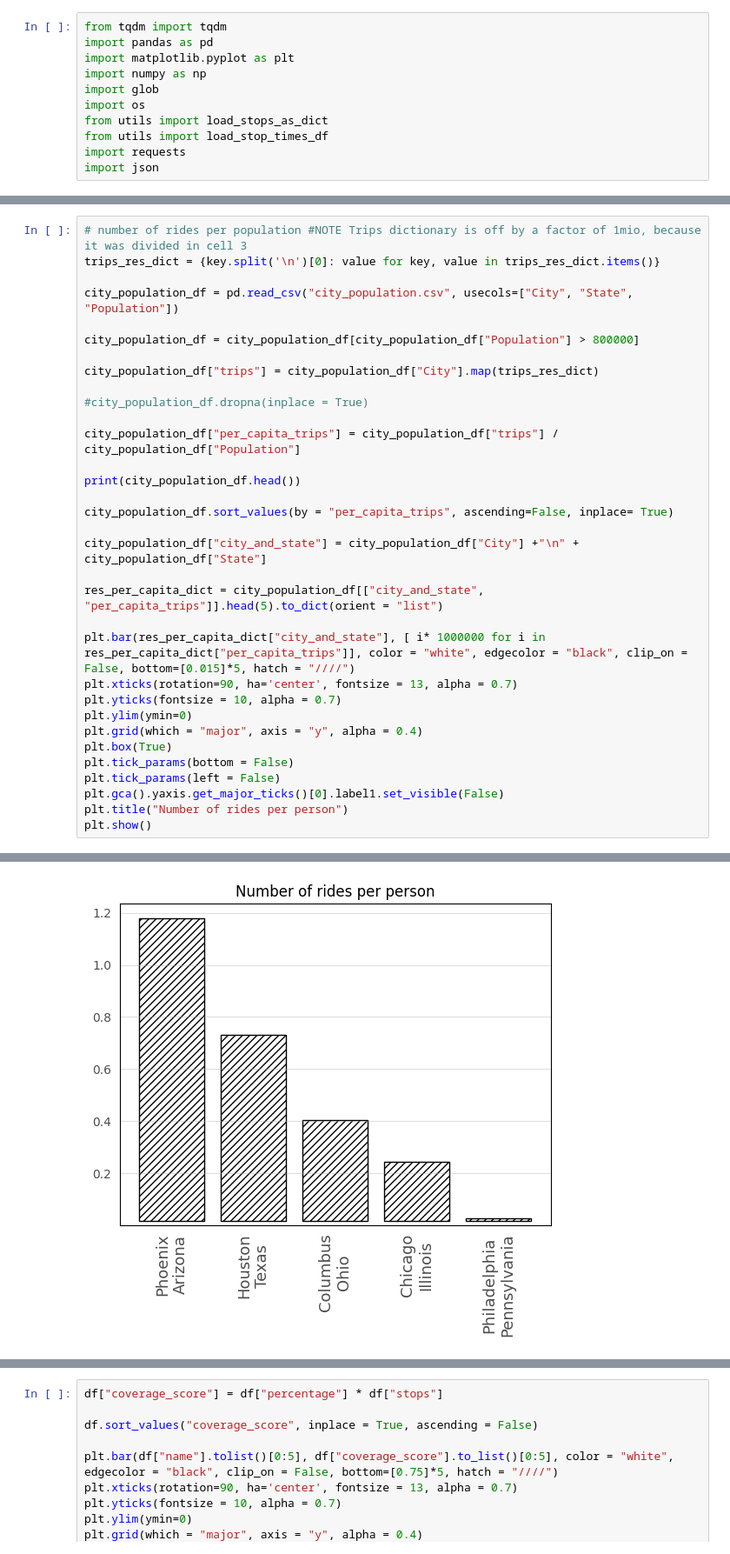
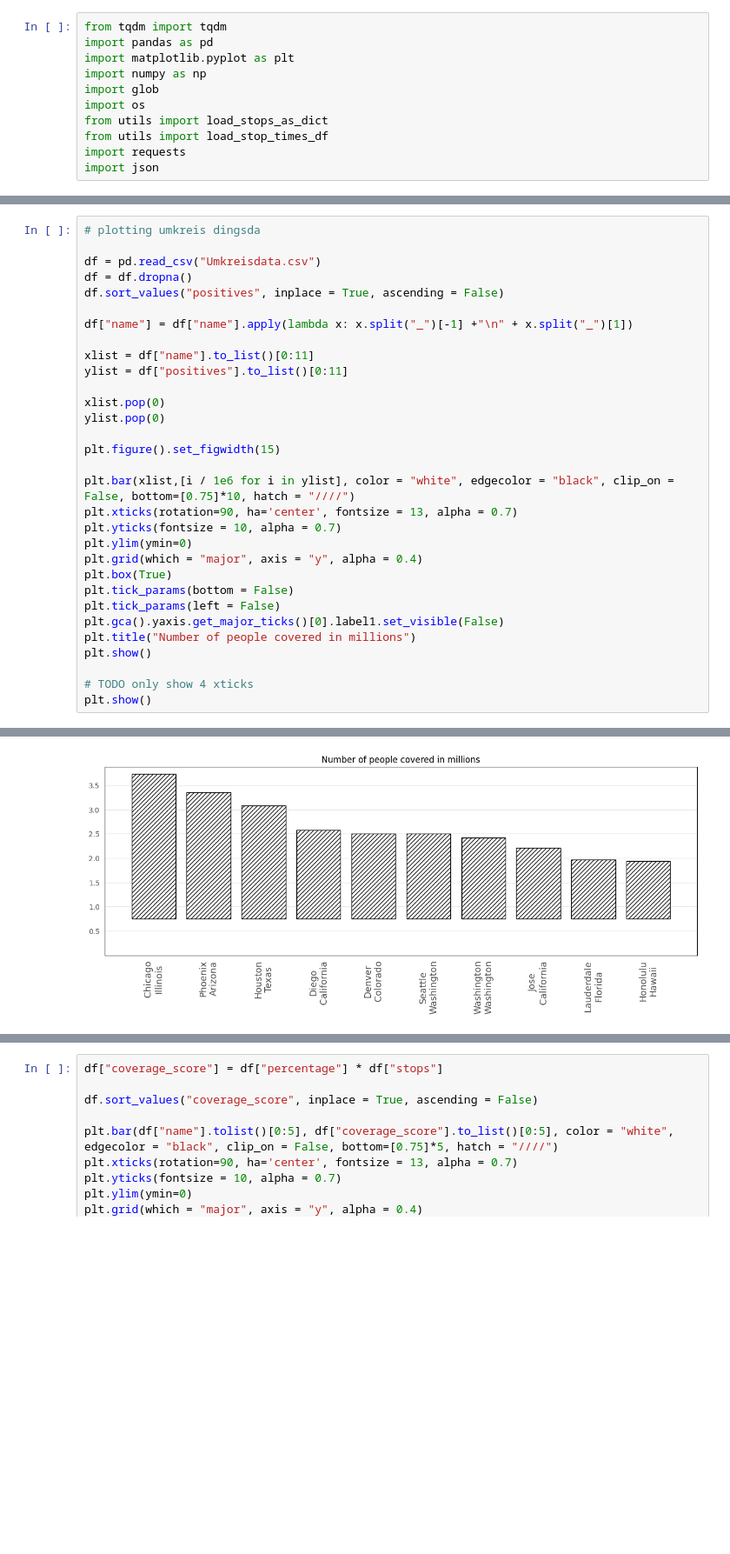
Before and after one commit to lauris-schleussner/Datascience2, a Jupyter notebook: general_data.ipynb, the cells around one changed output, grey strips where cells are left out. Shown at 87% size. Cells and saved outputs as stored; diff of their text form; blank space fills up the shorter version.

```diff
--- a/general_data.ipynb
+++ b/general_data.ipynb
@@ -142,26 +187,21 @@ plt.show()
 # %%
-# number of rides per population #NOTE Trips dictionary is off by a factor of 1mio, because it was divided in cell 3
-trips_res_dict = {key.split('\n')[0]: value for key, value in trips_res_dict.items()}
+# plotting umkreis dingsda
 
-city_population_df = pd.read_csv("city_population.csv", usecols=["City", "State", "Population"])
+df = pd.read_csv("Umkreisdata.csv")
+df = df.dropna()
+df.sort_values("positives", inplace = True, ascending = False)
 
-city_population_df = city_population_df[city_population_df["Population"] > 800000]
+df["name"] = df["name"].apply(lambda x: x.split("_")[-1] +"\n" + x.split("_")[1])
 
-city_population_df["trips"] = city_population_df["City"].map(trips_res_dict)
+xlist = df["name"].to_list()[0:11]
+ylist = df["positives"].to_list()[0:11]
 
-#city_population_df.dropna(inplace = True)
+xlist.pop(0)
+ylist.pop(0)
 
-city_population_df["per_capita_trips"] = city_population_df["trips"] / city_population_df["Population"]
+plt.figure().set_figwidth(15)
 
-print(city_population_df.head())
-
-city_population_df.sort_values(by = "per_capita_trips", ascending=False, inplace= True)
-
-city_population_df["city_and_state"] = city_population_df["City"] +"\n" + city_population_df["State"]
-
-res_per_capita_dict = city_population_df[["city_and_state", "per_capita_trips"]].head(5).to_dict(orient = "list")
-
-plt.bar(res_per_capita_dict["city_and_state"], [ i* 1000000 for i in res_per_capita_dict["per_capita_trips"]], color = "white", edgecolor = "black", clip_on = False, bottom=[0.015]*5, hatch = "////")
+plt.bar(xlist,[i / 1e6 for i in ylist], color = "white", edgecolor = "black", clip_on = False, bottom=[0.75]*10, hatch = "////")
 plt.xticks(rotation=90, ha='center', fontsize = 13, alpha = 0.7)
 plt.yticks(fontsize = 10, alpha = 0.7)
 plt.ylim(ymin=0)
@@ -170,6 +210,9 @@ plt.box(True)
 plt.tick_params(bottom = False)
 plt.tick_params(left = False)
 plt.gca().yaxis.get_major_ticks()[0].label1.set_visible(False)
-plt.title("Number of rides per person")
+plt.title("Number of people covered in millions")
 plt.show()
+
+# TODO only show 4 xticks
+plt.show()
 # %% [output]
@@ -182,2 +219,2 @@ plt.show()
-[figure, old version]
+[figure, new version]
 # %%
```
Also changed, not shown: parts of 10 cells of this notebook, 8 other files.
